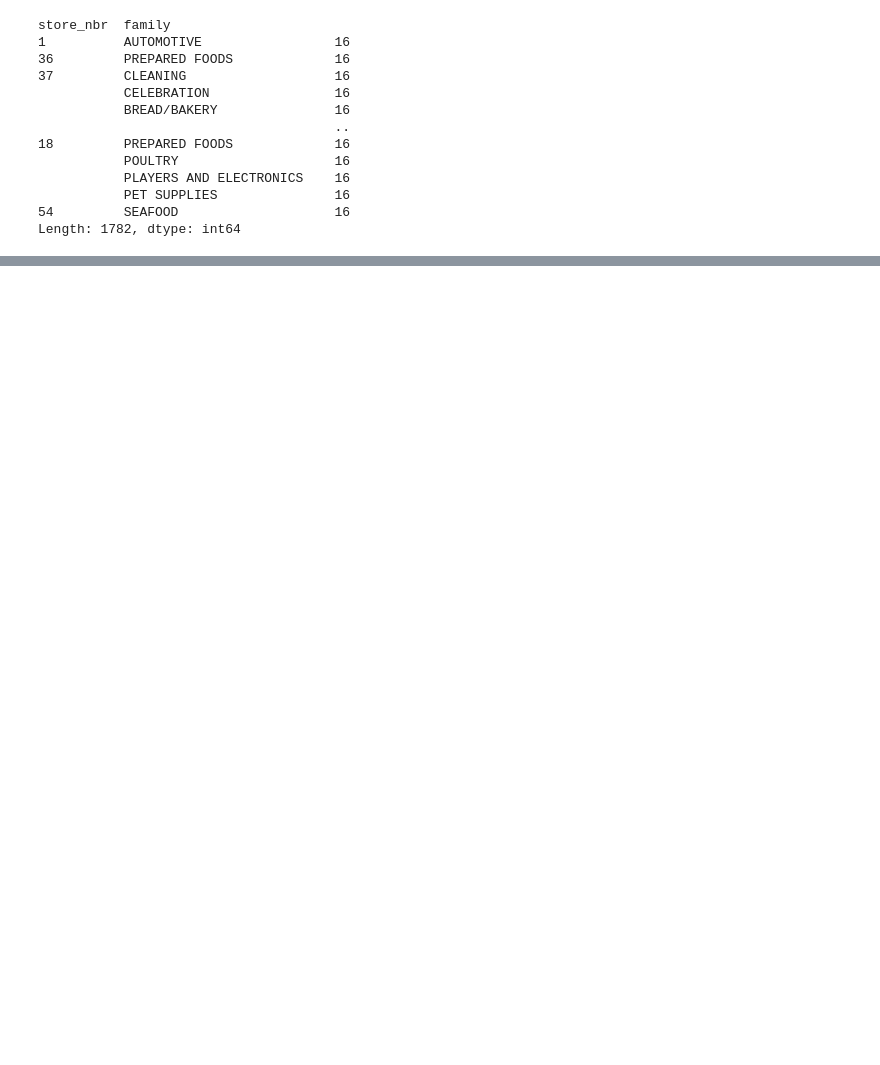
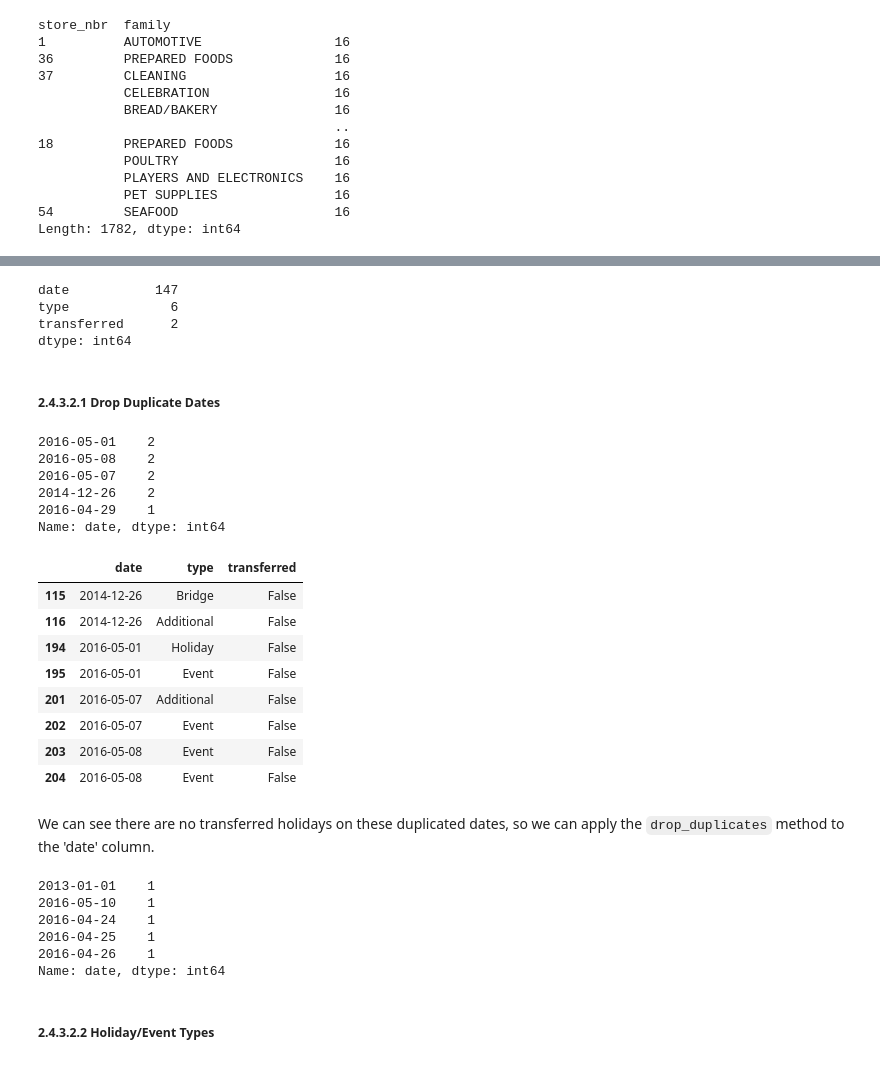
Before and after one commit to zxie9/Capstone-Project-Two, a Jupyter notebook: Notebooks/2. Data Wrangling.ipynb, the cells around one changed output, grey strips where cells are left out. Drawn from its saved outputs; the diff is of its cells as text; code cells hidden in the pictures; blank space fills up the shorter version.

```diff
--- a/Notebooks/2. Data Wrangling.ipynb
+++ b/Notebooks/2. Data Wrangling.ipynb
@@ -285,0 +334,10 @@ Writing file.  "../data/data.csv"
+# %%
+# Only select the time period we need
+holidays_events_tmp = holidays_events.set_index("date").sort_index()
+holidays_events_sel = holidays_events_tmp.loc['2013-01-01': '2017-08-31'].reset_index()
+# %%
+# Only taking "National" holiday or events for simplicity
+holidays_events_sel = holidays_events_sel[holidays_events_sel['locale'] == 'National']
+# %%
+# Drop the "description", "locale", and "locale_name" columns
+holidays_events_sel.drop(columns=['locale', 'locale_name','description'], inplace=True)
@@ -285,0 +353,34 @@ Writing file.  "../data/data.csv"
+# %%
+holidays_events_sel.nunique()
+# %% [output]
+date           147
+type             6
+transferred      2
+dtype: int64
+# %% [markdown]
+##### 2.4.3.2.1 Drop Duplicate Dates<a id='2.4.3.2.1'></a>
+# %%
+# Find dates with more than one holidays/events
+holidays_events_sel['date'].value_counts().head()
+# %% [output]
+2016-05-01    2
+2016-05-08    2
+2016-05-07    2
+2014-12-26    2
+2016-04-29    1
+Name: date, dtype: int64
+# %%
+# Check holiday types on duplicate dates
+holidays_events_sel[holidays_events_sel['date'].isin(['2016-05-01','2016-05-08','2016-05-07','2014-12-26'])]
+# %% [output]
+|  | date | type | transferred |
+| 115 | 2014-12-26 | Bridge | False |
+| 116 | 2014-12-26 | Additional | False |
+| 194 | 2016-05-01 | Holiday | False |
+| 195 | 2016-05-01 | Event | False |
+| 201 | 2016-05-07 | Additional | False |
+| 202 | 2016-05-07 | Event | False |
+| 203 | 2016-05-08 | Event | False |
+| 204 | 2016-05-08 | Event | False |
+# %% [markdown]
+We can see there are no transferred holidays on these duplicated dates, so we can apply the `drop_duplicates` method to the 'date' column.
@@ -285,0 +389,12 @@ Writing file.  "../data/data.csv"
+# %%
+# Check if no duplicate dates now
+holidays_events_sel['date'].value_counts().head()
+# %% [output]
+2013-01-01    1
+2016-05-10    1
+2016-04-24    1
+2016-04-25    1
+2016-04-26    1
+Name: date, dtype: int64
+# %% [markdown]
+##### 2.4.3.2.2 Holiday/Event Types<a id='2.4.3.2.2'></a>
```
Also changed, not shown: parts of 89 cells of this notebook.
